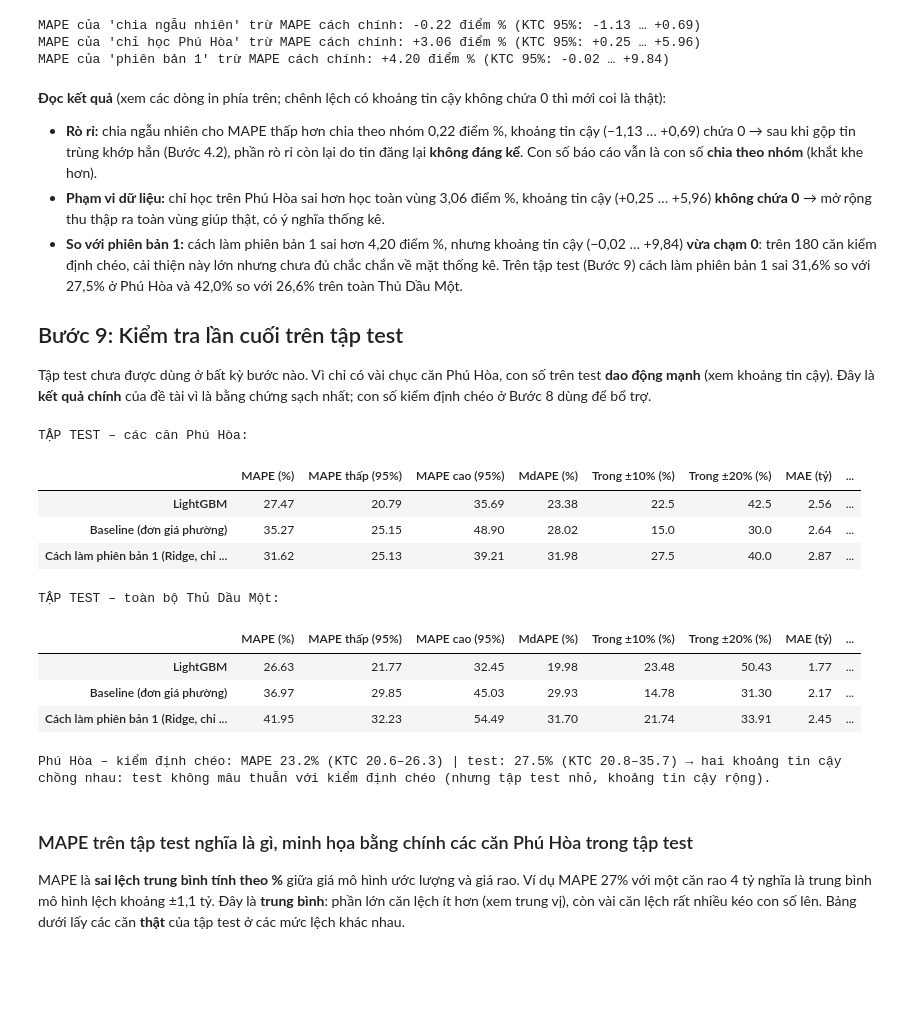
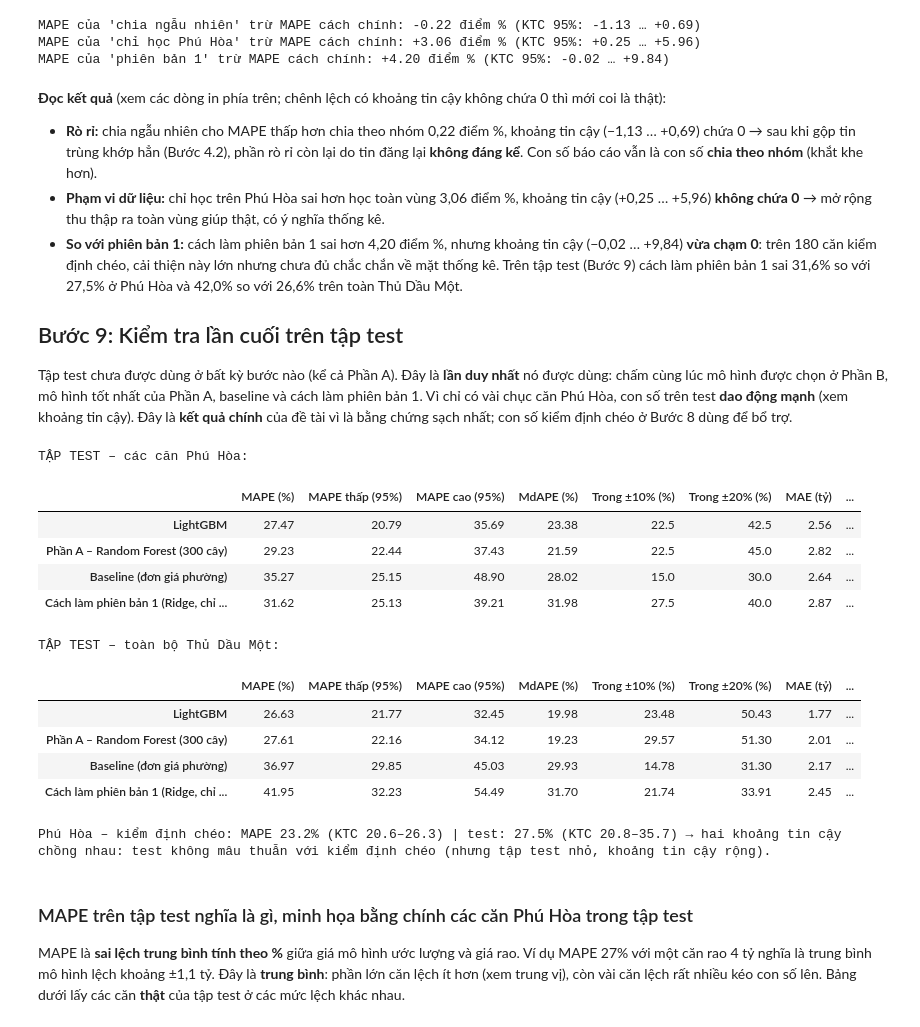
Before and after one commit to 2324801030095-cloud/Project_Du-doan-gia-nha, a Jupyter notebook: notebooks/2324801030095.ipynb, the cells around one changed output. Drawn from its saved outputs; the diff is of its cells as text; code cells hidden in the pictures; blank space fills up the shorter version.

```diff
--- a/notebooks/2324801030095.ipynb
+++ b/notebooks/2324801030095.ipynb
@@ -370,7 +370,7 @@ Phân tích sai số ở bản nháp cho thấy phần lớn sai số rất lớ
 
 **Lưu ý trung thực:** quy tắc "đơn giá lệch > 3 lần khu vực" dùng **giá** của chính tin đó, và được áp trước khi chia train/test, nên các tin bất thường bị loại khỏi cả tập test. Điều này có thể làm sai số đo được đẹp hơn một chút so với khi gặp tin thật ngoài thị trường. Bước 11 (phép kiểm 2) học và chấm lại với 4 ngưỡng, kể cả **không lọc**: sai số gần như không đổi (21,7–22,4%), nên ảnh hưởng này nhỏ.
 # %%
-from sklearn.neighbors import BallTree
+from mo_hinh_gia import lech_don_gia_khu_vuc
 
 ly_do = pd.Series("", index=df.index)
 def danh_dau(mask, s):
@@ -384,10 +384,7 @@ danh_dau(tieu_de_kd.str.contains(r"can ho|chung cu|\bcan (?:happy|c sky|the )")
          "Căn hộ chung cư đăng nhầm mục nhà")
 danh_dau(v.str.contains(r"\d\s*(?:ty|t)\s*x{2,}|gia[^\n\d]{0,12}\d+(?:[.,]\d+)?\s*(?:ty)?\s*-\s*\d+(?:[.,]\d+)?\s*ty\b"), "Giá mồi / không rõ ràng")
 danh_dau(df["t_dt_tho_cu"] / df["dt_dat"] < 0.5, "Thổ cư < 50% diện tích")
-xy = np.radians(df[["lat", "lon"]].to_numpy())
-u = np.log(df["don_gia"].to_numpy())
-_, idx = BallTree(xy, metric="haversine").query(xy, k=16)
-df["lech_log"] = np.abs(u - np.median(u[idx[:, 1:]], axis=1))       # |log đơn giá − log trung vị 15 căn gần nhất|
+df["lech_log"] = lech_don_gia_khu_vuc(df, k=15)      # |log đơn giá − log trung vị đơn giá 15 căn gần nhất| (cách tính: Phần B)
 danh_dau(df["lech_log"] > np.log(3), "Đơn giá lệch > 3 lần khu vực")
 df["ly_do_loai"] = ly_do
 df_truoc_loc = df.copy()                       # giữ lại để thử các ngưỡng lọc khác (Bước 11, kiểm tra độ nhạy)
@@ -642,9 +639,12 @@ MO_HINH_CO_BAN = {
 }
 # Chọn mô hình bằng kiểm định chéo trên tập train (không nhìn tập test)
 bang_cheo = pd.DataFrame({ten: mae_cheo(tao) for ten, tao in MO_HINH_CO_BAN.items()}, index=["MAE log – phần học", "MAE log – kiểm định"]).T
+# Baseline trên cùng 5 fold (baseline cần cột phường và diện tích nên tính riêng)
+bang_cheo.loc["Baseline (đơn giá phường)"] = [np.nan, np.mean([np.mean(np.abs(BaselineDonGiaPhuong().fit(train.iloc[a], ytr[a]).predict(train.iloc[b]) - ytr[b]))
+                                                                for a, b in FOLD])]
 bang_cheo["MAE ≈ sai số %"] = (np.exp(bang_cheo["MAE log – kiểm định"]) - 1) * 100
 print("Kiểm định chéo 5-fold trên tập train (sắp theo sai số kiểm định):"); display(bang_cheo.sort_values("MAE log – kiểm định").round(3))
-TOT_CO_BAN = bang_cheo["MAE log – kiểm định"].idxmin()
+TOT_CO_BAN = bang_cheo.drop("Baseline (đơn giá phường)")["MAE log – kiểm định"].idxmin()
 print(f"Mô hình cơ bản tốt nhất theo kiểm định chéo: {TOT_CO_BAN}")
 # %% [output]
 Kiểm định chéo 5-fold trên tập train (sắp theo sai số kiểm định):
@@ -705,0 +660,7 @@ Ba tầng đầu của cây quyết định, dạng luật if-then (giá trị l
+# %%
+# Tập test KHÔNG dùng ở Phần A. Chỉ học lại mô hình tốt nhất trên toàn bộ tập train;
+# nó được chấm trên tập test MỘT lần, cùng lúc với mô hình của Phần B (Bước 9).
+mo_hinh_co_ban_tot = MO_HINH_CO_BAN[TOT_CO_BAN]().fit(Xtr, ytr)
+cay_tot = cay(DO_SAU_TOT).fit(Xtr, ytr)
+print("Ba tầng đầu của cây quyết định (học trên toàn bộ tập train), dạng luật if-then (giá trị lá = log giá dự đoán):")
+print(export_text(cay_tot.named_steps["decisiontreeregressor"], feature_names=DT_CO_BAN, max_depth=2))
@@ -949,31 +930,33 @@ MAPE của 'phiên bản 1' trừ MAPE cách chính: +4.20 điểm % (KTC 95%: -
 - **So với phiên bản 1:** cách làm phiên bản 1 sai hơn 4,20 điểm %, nhưng khoảng tin cậy (−0,02 … +9,84) **vừa chạm 0**: trên 180 căn kiểm định chéo, cải thiện này lớn nhưng chưa đủ chắc chắn về mặt thống kê. Trên tập test (Bước 9) cách làm phiên bản 1 sai 31,6% so với 27,5% ở Phú Hòa và 42,0% so với 26,6% trên toàn Thủ Dầu Một.
 
 ## Bước 9: Kiểm tra lần cuối trên tập test
-Tập test chưa được dùng ở bất kỳ bước nào. Vì chỉ có vài chục căn Phú Hòa, con số trên test **dao động mạnh** (xem khoảng tin cậy). Đây là **kết quả chính** của đề tài vì là bằng chứng sạch nhất; con số kiểm định chéo ở Bước 8 dùng để bổ trợ.
+Tập test chưa được dùng ở bất kỳ bước nào (kể cả Phần A). Đây là **lần duy nhất** nó được dùng: chấm cùng lúc mô hình được chọn ở Phần B, mô hình tốt nhất của Phần A, baseline và cách làm phiên bản 1. Vì chỉ có vài chục căn Phú Hòa, con số trên test **dao động mạnh** (xem khoảng tin cậy). Đây là **kết quả chính** của đề tài vì là bằng chứng sạch nhất; con số kiểm định chéo ở Bước 8 dùng để bổ trợ.
 # %%
 mo_hinh_tot = MO_HINH[ten_tot_nhat]().fit(train, train["y"])
 baseline = BaselineDonGiaPhuong().fit(train, train["y"])
 v1 = PhienBan1().fit(ph_train, ph_train["y"])
-p_test = {ten_tot_nhat: mo_hinh_tot.predict(test), "Baseline (đơn giá phường)": baseline.predict(test),
-          "Cách làm phiên bản 1 (Ridge, chỉ Phú Hòa)": v1.predict(test)}
+p_test = {ten_tot_nhat: mo_hinh_tot.predict(test), f"Phần A – {TOT_CO_BAN}": mo_hinh_co_ban_tot.predict(Xte),
+          "Baseline (đơn giá phường)": baseline.predict(test), "Cách làm phiên bản 1 (Ridge, chỉ Phú Hòa)": v1.predict(test)}
 m_ph, m_tdm = (test["phu_hoa"] == 1).to_numpy(), np.ones(len(test), bool)
 bang_test_ph, bang_test_tdm = bang_danh_gia(test, p_test, m_ph), bang_danh_gia(test, p_test, m_tdm)
 print("TẬP TEST – các căn Phú Hòa:"); display(bang_test_ph.round(2))
 print("TẬP TEST – toàn bộ Thủ Dầu Một:"); display(bang_test_tdm.round(2))
 cv_, te_ = bang_cv_ph.loc[ten_tot_nhat], bang_test_ph.loc[ten_tot_nhat]
 print(f"Phú Hòa – kiểm định chéo: MAPE {cv_['MAPE (%)']:.1f}% (KTC {cv_['MAPE thấp (95%)']:.1f}–{cv_['MAPE cao (95%)']:.1f}) | "
       f"test: {te_['MAPE (%)']:.1f}% (KTC {te_['MAPE thấp (95%)']:.1f}–{te_['MAPE cao (95%)']:.1f}) → "
       + ("hai khoảng tin cậy chồng nhau: test không mâu thuẫn với kiểm định chéo (nhưng tập test nhỏ, khoảng tin cậy rộng)." if te_['MAPE thấp (95%)'] <= cv_['MAPE cao (95%)'] and cv_['MAPE thấp (95%)'] <= te_['MAPE cao (95%)']
          else "hai khoảng tin cậy KHÔNG chồng nhau: cần xem lại."))
 # %% [output]
 TẬP TEST – các căn Phú Hòa:
 |  | MAPE (%) | MAPE thấp (95%) | MAPE cao (95%) | MdAPE (%) | Trong ±10% (%) | Trong ±20% (%) | MAE (tỷ) | ... |
 | LightGBM | 27.47 | 20.79 | 35.69 | 23.38 | 22.5 | 42.5 | 2.56 | ... |
+| Phần A – Random Forest (300 cây) | 29.23 | 22.44 | 37.43 | 21.59 | 22.5 | 45.0 | 2.82 | ... |
 | Baseline (đơn giá phường) | 35.27 | 25.15 | 48.90 | 28.02 | 15.0 | 30.0 | 2.64 | ... |
 | Cách làm phiên bản 1 (Ridge, chỉ ... | 31.62 | 25.13 | 39.21 | 31.98 | 27.5 | 40.0 | 2.87 | ... |
 TẬP TEST – toàn bộ Thủ Dầu Một:
 |  | MAPE (%) | MAPE thấp (95%) | MAPE cao (95%) | MdAPE (%) | Trong ±10% (%) | Trong ±20% (%) | MAE (tỷ) | ... |
 | LightGBM | 26.63 | 21.77 | 32.45 | 19.98 | 23.48 | 50.43 | 1.77 | ... |
+| Phần A – Random Forest (300 cây) | 27.61 | 22.16 | 34.12 | 19.23 | 29.57 | 51.30 | 2.01 | ... |
 | Baseline (đơn giá phường) | 36.97 | 29.85 | 45.03 | 29.93 | 14.78 | 31.30 | 2.17 | ... |
 | Cách làm phiên bản 1 (Ridge, chỉ ... | 41.95 | 32.23 | 54.49 | 31.70 | 21.74 | 33.91 | 2.45 | ... |
 Phú Hòa – kiểm định chéo: MAPE 23.2% (KTC 20.6–26.3) | test: 27.5% (KTC 20.8–35.7) → hai khoảng tin cậy chồng nhau: test không mâu thuẫn với kiểm định chéo (nhưng tập test nhỏ, khoảng tin cậy rộng).
```
Also changed, not shown: parts of 9 cells of this notebook, 9 other files.
